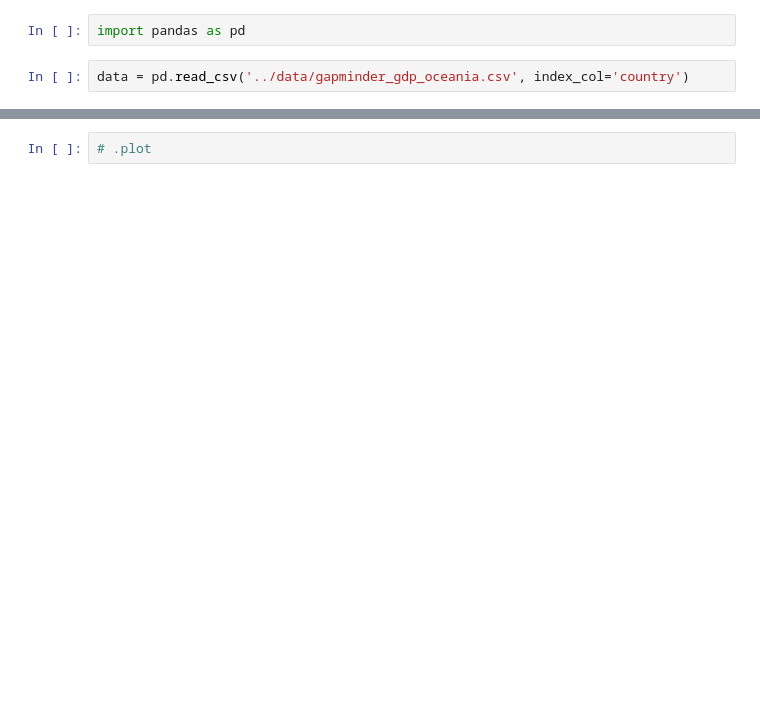
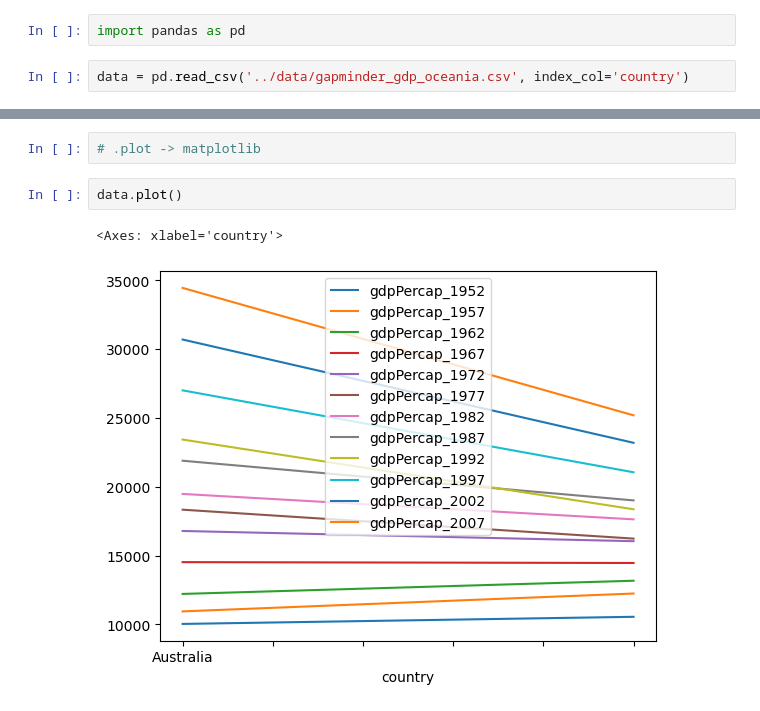
Before and after one commit to paulmaxus/2024-02-07-python, a Jupyter notebook: notebooks/plotting.ipynb, the cells around one changed output, grey strips where cells are left out. Drawn from its saved outputs; the diff is of its cells as text; blank space fills up the shorter version.

```diff
--- a/notebooks/plotting.ipynb
+++ b/notebooks/plotting.ipynb
@@ -10,4 +10,9 @@ data
 | Australia | 10039.59564 | 10949.64959 | 12217.22686 | 14526.12465 | 16788.62948 | 18334.19751 | ... |
 | New Zealand | 10556.57566 | 12247.39532 | 13175.67800 | 14463.91893 | 16046.03728 | 16233.71770 | ... |
 # %%
-# .plot
+# .plot -> matplotlib
+# %%
+data.plot()
+# %% [output]
+<Axes: xlabel='country'>
+[figure, added]
```
